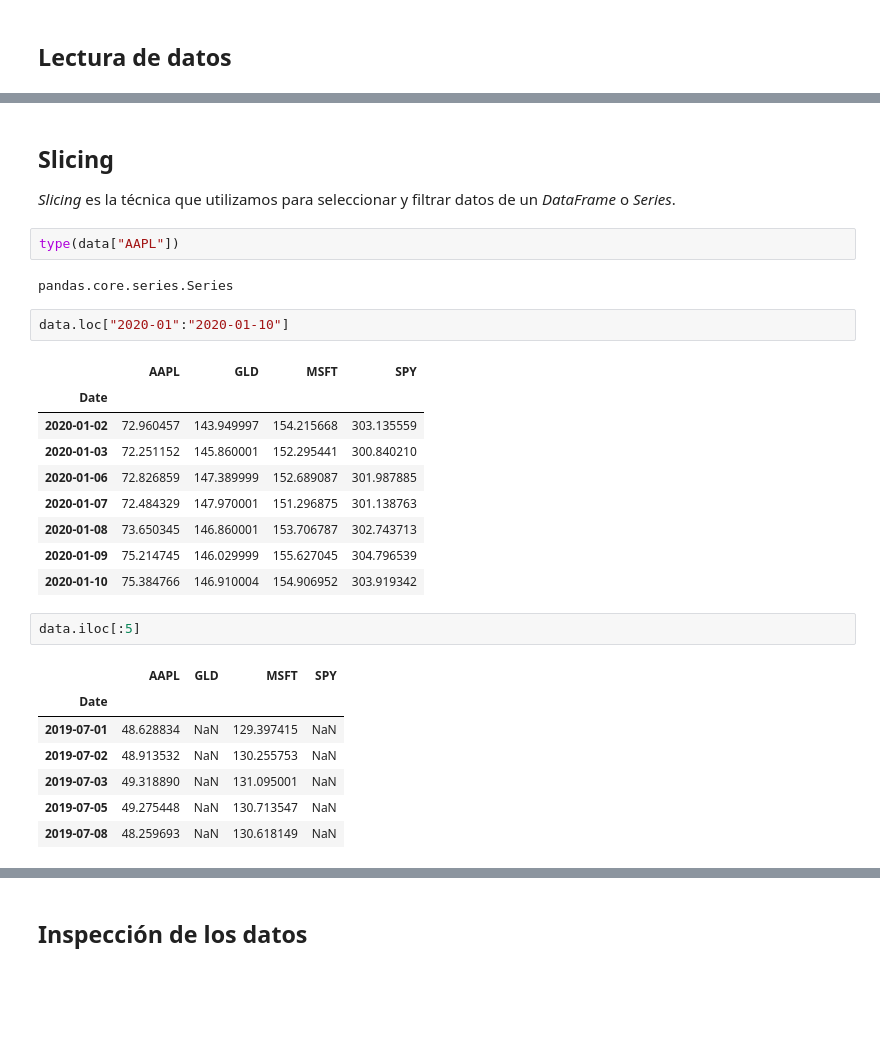
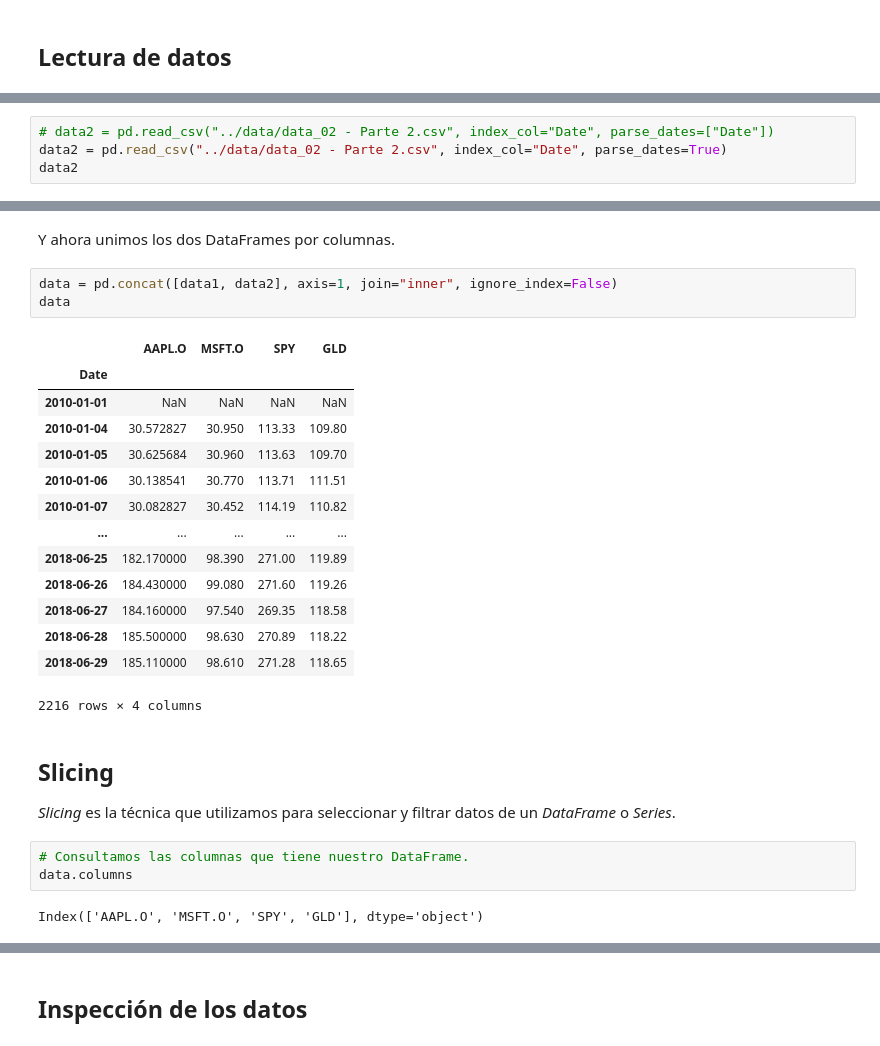
Before and after one commit to alfonso-santos/Introduccion-a-Python-para-las-Finanzas-2024, a Jupyter notebook: Modulo_02_Aplicaciones_Financieras/src/02_01_Descarga y descripción de activos financieros.ipynb, the cells around one changed output, grey strips where cells are left out. Saved outputs shown, nothing was run; the diff lists cells and outputs as text; blank space fills up the shorter version.

```diff
--- a/Modulo_02_Aplicaciones_Financieras/src/02_01_Descarga y descripción de activos financieros.ipynb
+++ b/Modulo_02_Aplicaciones_Financieras/src/02_01_Descarga y descripción de activos financieros.ipynb
@@ -131,0 +144,4 @@ DatetimeIndex(['2019-07-01', '2019-07-02', '2019-07-03', '2019-07-05',
+# %%
+# data2 = pd.read_csv("../data/data_02 - Parte 2.csv", index_col="Date", parse_dates=["Date"])
+data2 = pd.read_csv("../data/data_02 - Parte 2.csv", index_col="Date", parse_dates=True)
+data2
@@ -132,30 +174,29 @@ DatetimeIndex(['2019-07-01', '2019-07-02', '2019-07-03', '2019-07-05',
+# %% [markdown]
+Y ahora unimos los dos DataFrames por columnas.
+# %%
+data = pd.concat([data1, data2], axis=1, join="inner", ignore_index=False)
+data
+# %% [output]
+|  | AAPL.O | MSFT.O | SPY | GLD |
+| Date |  |  |  |  |
+| 2010-01-01 | NaN | NaN | NaN | NaN |
+| 2010-01-04 | 30.572827 | 30.950 | 113.33 | 109.80 |
+| 2010-01-05 | 30.625684 | 30.960 | 113.63 | 109.70 |
+| 2010-01-06 | 30.138541 | 30.770 | 113.71 | 111.51 |
+| 2010-01-07 | 30.082827 | 30.452 | 114.19 | 110.82 |
+| ... | ... | ... | ... | ... |
+| 2018-06-25 | 182.170000 | 98.390 | 271.00 | 119.89 |
+| 2018-06-26 | 184.430000 | 99.080 | 271.60 | 119.26 |
+| 2018-06-27 | 184.160000 | 97.540 | 269.35 | 118.58 |
+| 2018-06-28 | 185.500000 | 98.630 | 270.89 | 118.22 |
+| 2018-06-29 | 185.110000 | 98.610 | 271.28 | 118.65 |
+2216 rows × 4 columns
 # %% [markdown]
 ## Slicing
 
 *Slicing* es la técnica que utilizamos para seleccionar y filtrar datos de un *DataFrame* o *Series*.
-# %%
-type(data["AAPL"])
-# %% [output]
-pandas.core.series.Series
-# %%
-data.loc["2020-01":"2020-01-10"]
-# %% [output]
-|  | AAPL | GLD | MSFT | SPY |
-| Date |  |  |  |  |
-| 2020-01-02 | 72.960457 | 143.949997 | 154.215668 | 303.135559 |
-| 2020-01-03 | 72.251152 | 145.860001 | 152.295441 | 300.840210 |
-| 2020-01-06 | 72.826859 | 147.389999 | 152.689087 | 301.987885 |
-| 2020-01-07 | 72.484329 | 147.970001 | 151.296875 | 301.138763 |
-| 2020-01-08 | 73.650345 | 146.860001 | 153.706787 | 302.743713 |
-| 2020-01-09 | 75.214745 | 146.029999 | 155.627045 | 304.796539 |
-| 2020-01-10 | 75.384766 | 146.910004 | 154.906952 | 303.919342 |
-# %%
-data.iloc[:5]
-# %% [output]
-|  | AAPL | GLD | MSFT | SPY |
-| Date |  |  |  |  |
-| 2019-07-01 | 48.628834 | NaN | 129.397415 | NaN |
-| 2019-07-02 | 48.913532 | NaN | 130.255753 | NaN |
-| 2019-07-03 | 49.318890 | NaN | 131.095001 | NaN |
-| 2019-07-05 | 49.275448 | NaN | 130.713547 | NaN |
-| 2019-07-08 | 48.259693 | NaN | 130.618149 | NaN |
+# %%
+# Consultamos las columnas que tiene nuestro DataFrame.
+data.columns
+# %% [output]
+Index(['AAPL.O', 'MSFT.O', 'SPY', 'GLD'], dtype='object')
```
Also changed, not shown: parts of 54 cells of this notebook, 5 other files.
